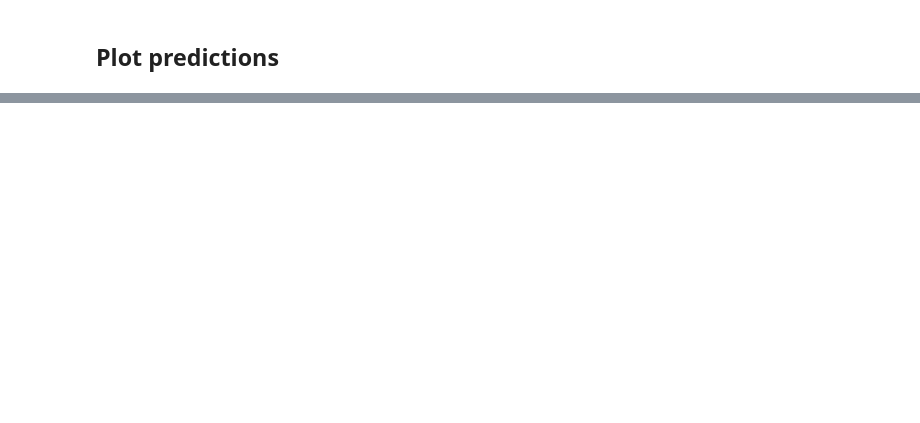
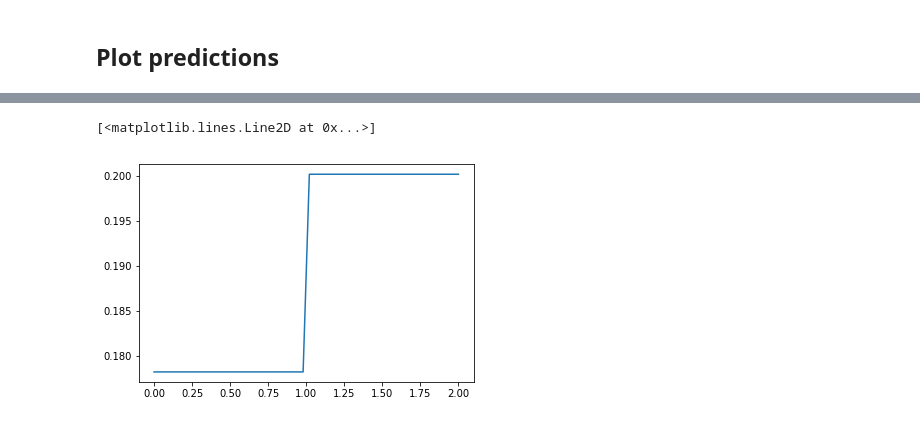
Before and after one commit to Twofyw/building-detection-challenge, a Jupyter notebook: pred.ipynb, the cells around one changed output, grey strips where cells are left out. Cells and saved outputs as stored; diff of their text form; code cells hidden in the pictures; blank space fills up the shorter version.

```diff
--- a/pred.ipynb
+++ b/pred.ipynb
@@ -125,0 +57,9 @@ array([0.     , 0.00001, 0.00001, 0.00001, 0.00001, 0.00001, 0.00001, 0.     , 0
+# %%
+thresh = np.linspace(0, 2, 50)
+# %%
+score = [F.binary_cross_entropy_with_logits(T(preds).cpu(), T(bool_pred(y, t).astype('float')).cpu()) for t in thresh]
+# %%
+plt.plot(thresh, score)
+# %% [output]
+[<matplotlib.lines.Line2D at 0x...>]
+[figure, added]
```
Also changed, not shown: parts of 34 cells of this notebook, 10 other files.
